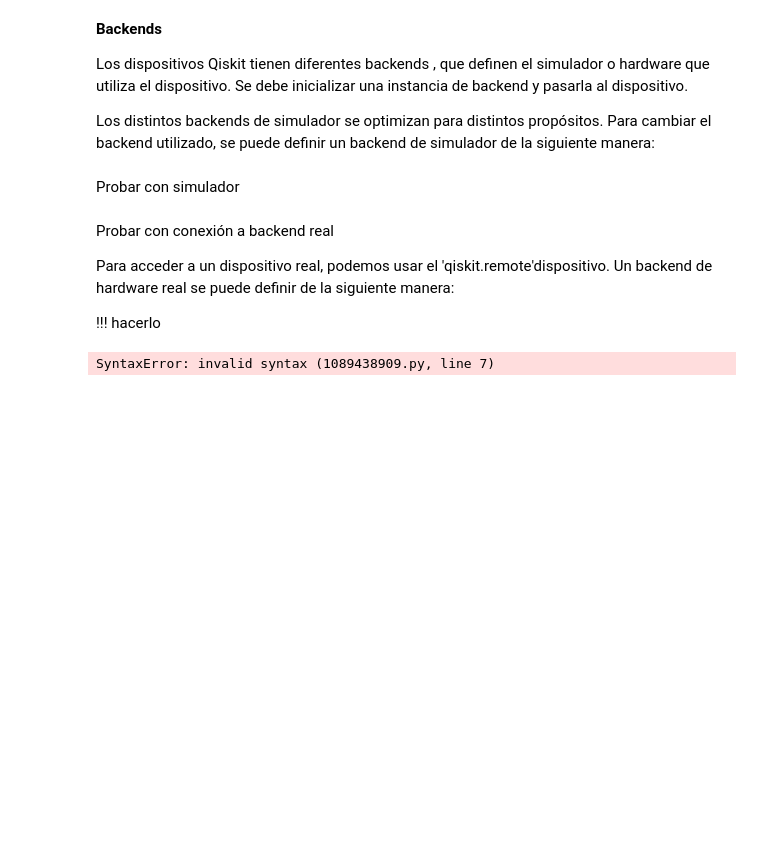
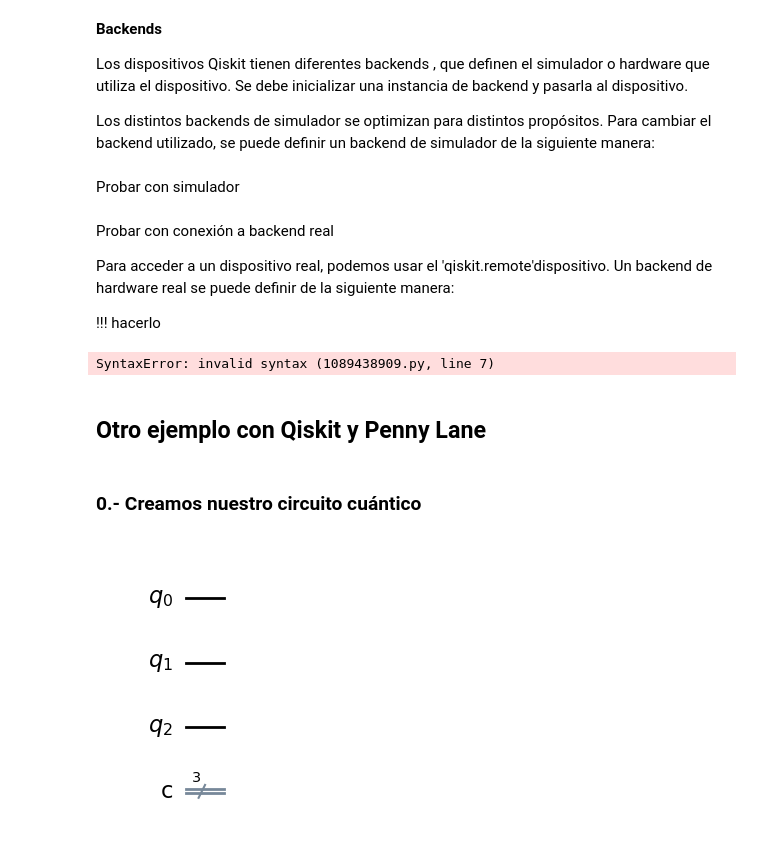
Before and after one commit to imardiego/pruebasQiskit, a Jupyter notebook: 9.-PennyLane.ipynb, the cells around one changed output. Drawn from its saved outputs; the diff is of its cells as text; code cells hidden in the pictures; blank space fills up the shorter version.

```diff
--- a/9.-PennyLane.ipynb
+++ b/9.-PennyLane.ipynb
@@ -60,3 +60,5 @@ backend = service.least_busy(operational=True, simulator=False, min_num_qubits=<
 dev = qml.device('qiskit.remote', wires=<num_qubits>, backend=backend)
 # %% [output]
 SyntaxError: invalid syntax (1089438909.py, line 7)
+# %% [markdown]
+## Otro ejemplo con Qiskit y Penny Lane
@@ -62,0 +78,2 @@ SyntaxError: invalid syntax (1089438909.py, line 7)
+# %% [markdown]
+### 0.- Creamos nuestro circuito cuántico
@@ -62,0 +87,15 @@ SyntaxError: invalid syntax (1089438909.py, line 7)
+# %%
+# Primero los registros cuánticos y clásicos
+nqr=3 # número de qubits o registros cuánticos
+ncr=3 # número de bits o registros clásicos
+
+# creamos los registros cuánticos y clásicos o de medida
+qr = QuantumRegister(nqr, name='q')
+cr = ClassicalRegister(ncr, name='c')
+
+# Creamos el circuito cuántico con los registros creados
+qc = QuantumCircuit(qr, cr, name='quantum circuit')
+
+qc.draw('mpl')  # Para visualizar el circuito en formato gráfico
+# %% [output]
+[figure, added]
```
Also changed, not shown: parts of 14 cells of this notebook.
